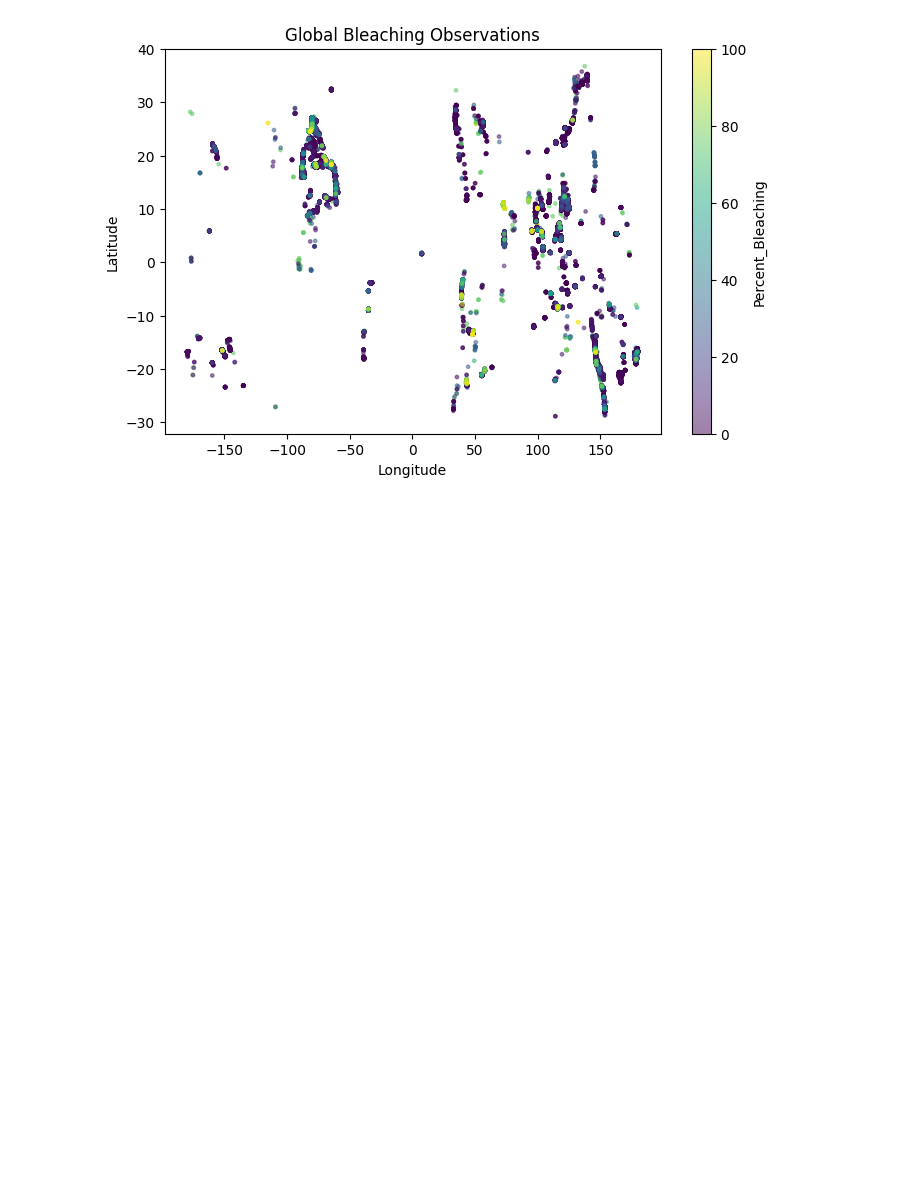
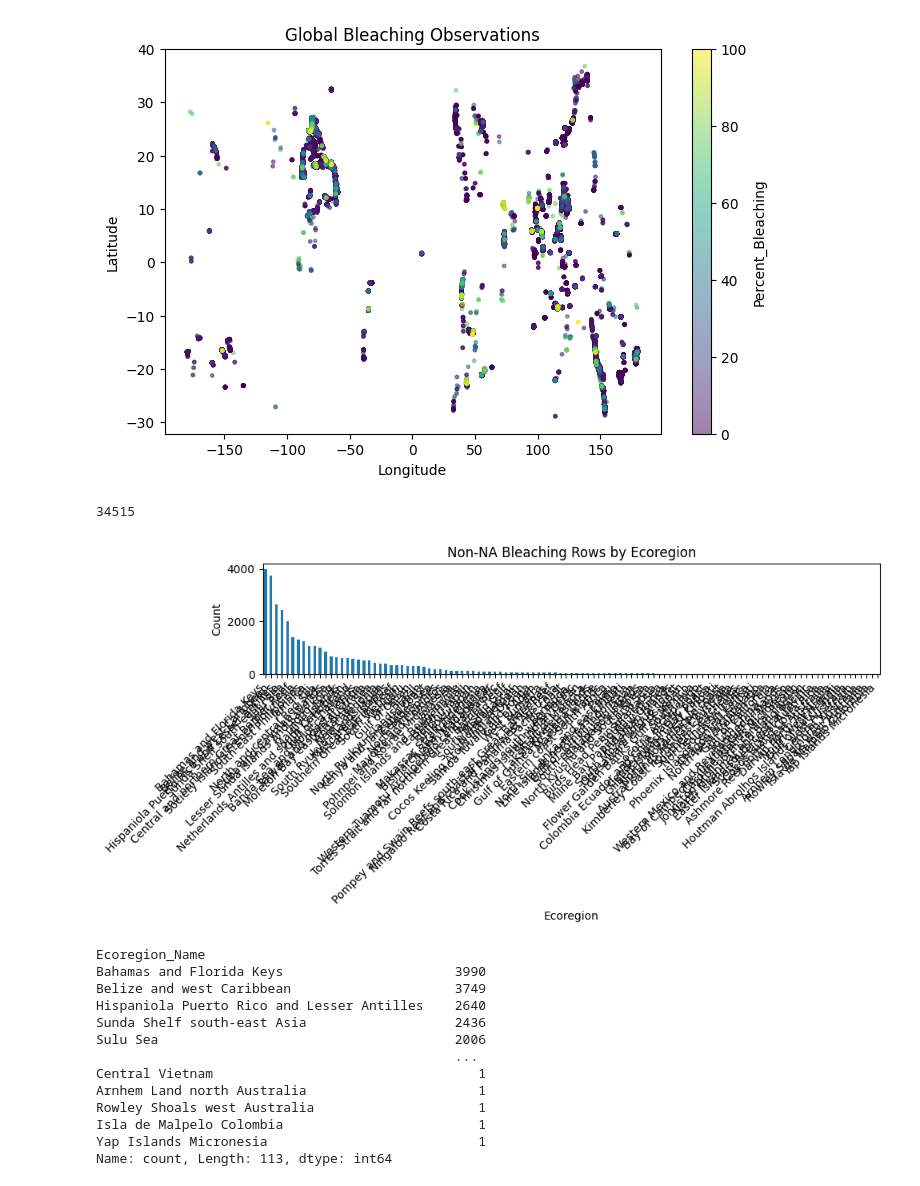
Before and after one commit to gt-big-data/aquatic-sustainability, a Jupyter notebook: coral reef analysis/dataset_analysis.ipynb, the cells around one changed output. Cells and saved outputs as stored; diff of their text form; code cells hidden in the pictures; blank space fills up the shorter version.

```diff
--- a/coral reef analysis/dataset_analysis.ipynb
+++ b/coral reef analysis/dataset_analysis.ipynb
@@ -94,3 +94,37 @@ plt.ylabel("Latitude")
 plt.show()
 # %% [output]
 [figure]
+# %%
+print(df["Percent_Bleaching"].notna().sum())
+# %% [output]
+34515
+# %%
+# Distribution of non-NA bleaching rows by ecoregion
+df_valid = df[df["Percent_Bleaching"].notna()]
+region_counts = df_valid["Ecoregion_Name"].value_counts()
+
+plt.figure(figsize=(10, 5))
+region_counts.plot(kind="bar")
+plt.title("Non-NA Bleaching Rows by Ecoregion")
+plt.xlabel("Ecoregion")
+plt.ylabel("Count")
+plt.xticks(rotation=45, ha="right")
+plt.tight_layout()
+plt.show()
+
+print(region_counts)
+# %% [output]
+[figure, added]
+Ecoregion_Name
+Bahamas and Florida Keys                      3990
+Belize and west Caribbean                     3749
+Hispaniola Puerto Rico and Lesser Antilles    2640
+Sunda Shelf south-east Asia                   2436
+Sulu Sea                                      2006
+                                              ...
+Central Vietnam                                  1
+Arnhem Land north Australia                      1
+Rowley Shoals west Australia                     1
+Isla de Malpelo Colombia                         1
+Yap Islands Micronesia                           1
+Name: count, Length: 113, dtype: int64
```
Also changed, not shown: parts of 2 cells of this notebook, 8 other files.
